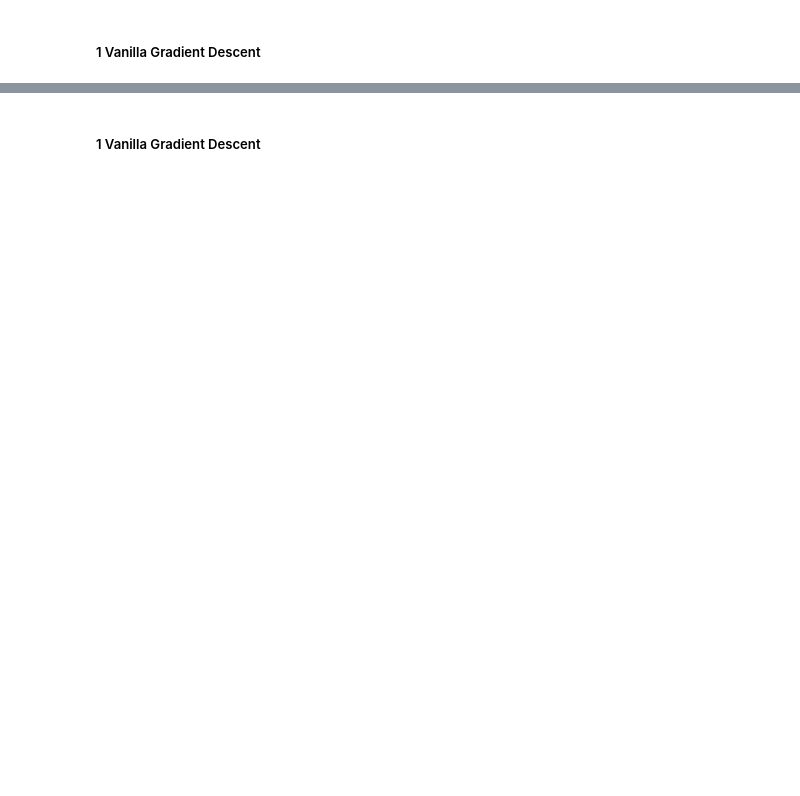
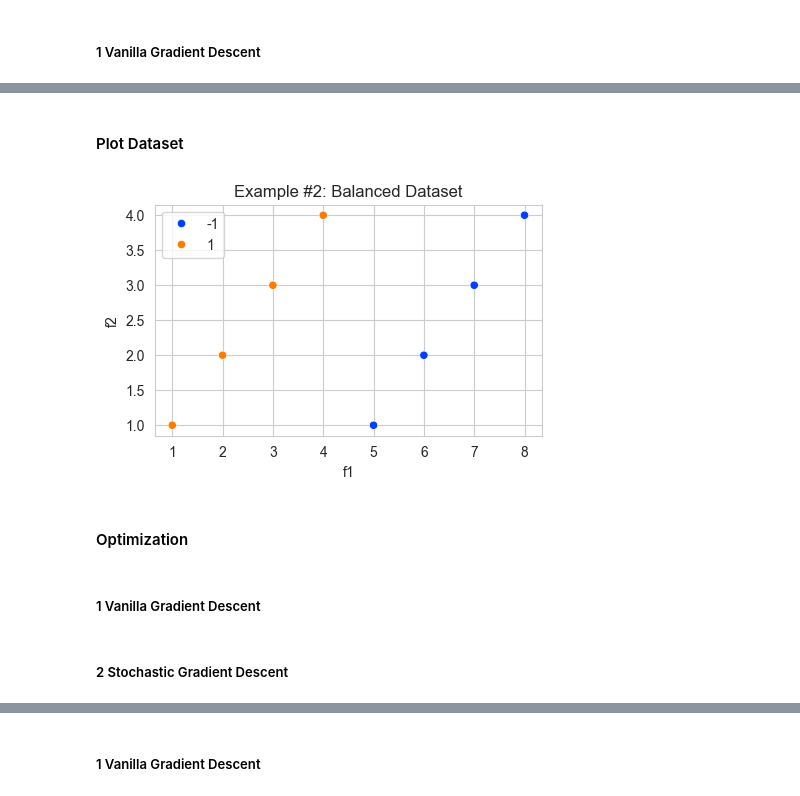
Before and after one commit to dheemanth-bhat/maths-for-ml, a Jupyter notebook: 3_Linear_Algebra/08_Optimization_4-Constrained_optimization.ipynb, the cells around one changed output, grey strips where cells are left out. Saved outputs shown, nothing was run; the diff lists cells and outputs as text; code cells hidden in the pictures; blank space fills up the shorter version.

```diff
--- a/3_Linear_Algebra/08_Optimization_4-Constrained_optimization.ipynb
+++ b/3_Linear_Algebra/08_Optimization_4-Constrained_optimization.ipynb
@@ -690,0 +738,15 @@ https://www.desmos.com/calculator/xxcod6kotf
+# %%
+f1 = [1, 2, 3, 4, 5, 6, 7, 8]  # Feature #1
+f2 = [1, 2, 3, 4, 1, 2, 3, 4]  # Feature #2
+cl = [1, 1, 1, 1, -1, -1, -1, -1]  # Class Label
+
+d = 2  # Dimensions (Number of features)
+n = len(cl)
+X = np.column_stack((f1, f2))
+Y = np.array(cl).reshape((n, 1))
+data = np.concat((X, Y), axis=1)
+rng.shuffle(data)
+
+print("Dataset:")
+display(data)
+print("\nShape:", data.shape)
@@ -690,0 +764,17 @@ https://www.desmos.com/calculator/xxcod6kotf
+# %% [markdown]
+#### Plot Dataset
+# %%
+plt.figure(figsize=(5, 3))
+
+sns.scatterplot(x=f1, y=f2, hue=cl, palette="bright")
+plt.title("Example #2: Balanced Dataset")
+plt.xlabel("f1")
+plt.ylabel("f2")
+
+plt.show()
+# %% [output]
+[figure, added]
+# %% [markdown]
+#### Optimization
+# %% [markdown]
+##### 1 Vanilla Gradient Descent
@@ -690,0 +788,2 @@ https://www.desmos.com/calculator/xxcod6kotf
+# %% [markdown]
+##### 2 Stochastic Gradient Descent
```
Also changed, not shown: parts of 70 cells of this notebook, 1 other file.
